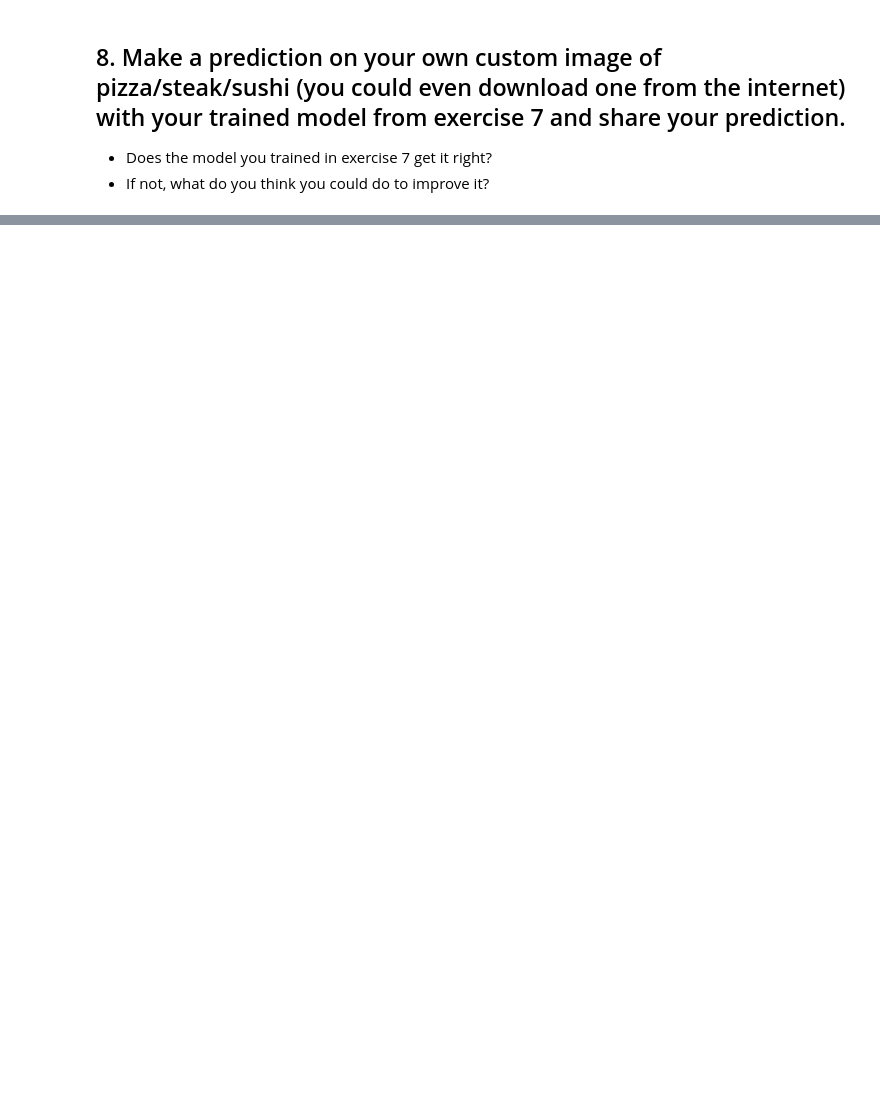
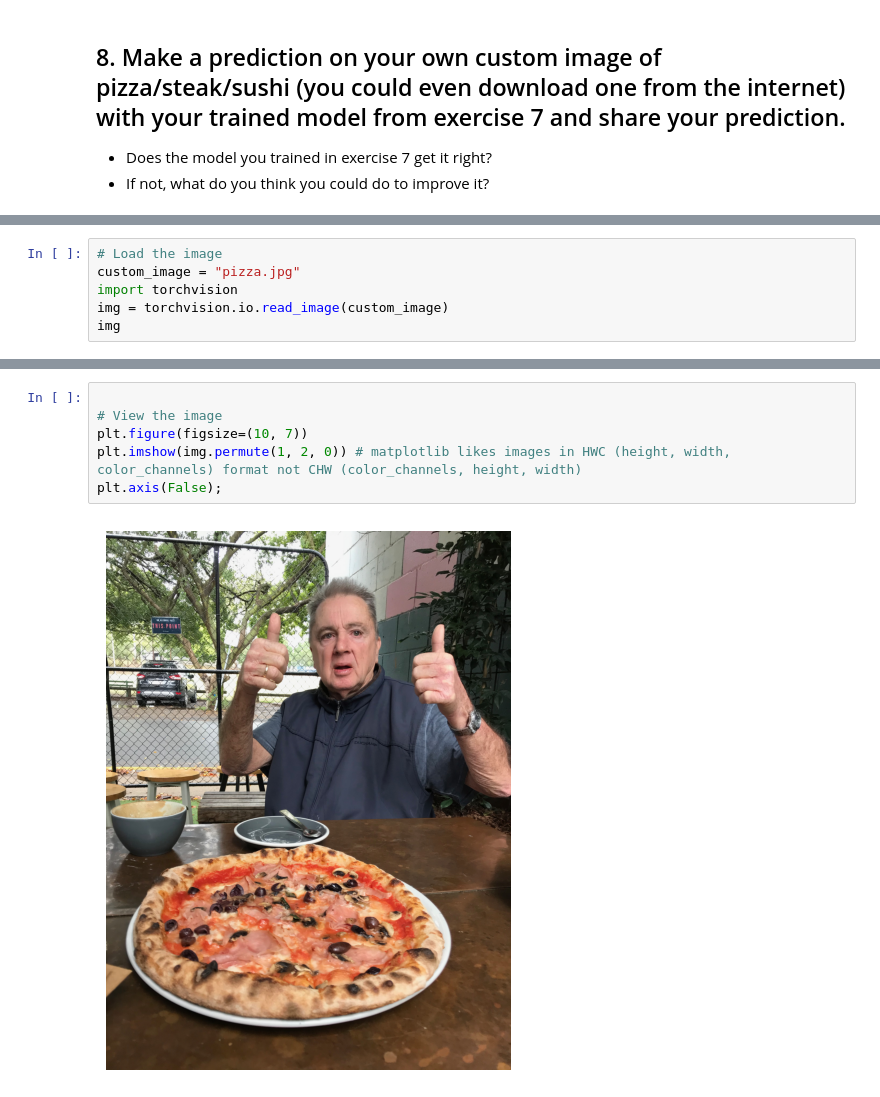
Before and after one commit to MathewS424/DeepLearning_with_PyTorch, a Jupyter notebook: 04_Pytorch_Custom_Datasets_Exercises.ipynb, the cells around one changed output, grey strips where cells are left out. Cells and saved outputs as stored; diff of their text form; blank space fills up the shorter version.

```diff
--- a/04_Pytorch_Custom_Datasets_Exercises.ipynb
+++ b/04_Pytorch_Custom_Datasets_Exercises.ipynb
@@ -761,0 +855,6 @@ torch.cuda.manual_seed(42)
+# %%
+# Load the image
+custom_image = "pizza.jpg"
+import torchvision
+img = torchvision.io.read_image(custom_image)
+img
@@ -761,0 +879,8 @@ torch.cuda.manual_seed(42)
+# %%
+
+# View the image
+plt.figure(figsize=(10, 7))
+plt.imshow(img.permute(1, 2, 0)) # matplotlib likes images in HWC (height, width, color_channels) format not CHW (color_channels, height, width)
+plt.axis(False);
+# %% [output]
+[figure, added]
```
Also changed, not shown: parts of 20 cells of this notebook.
